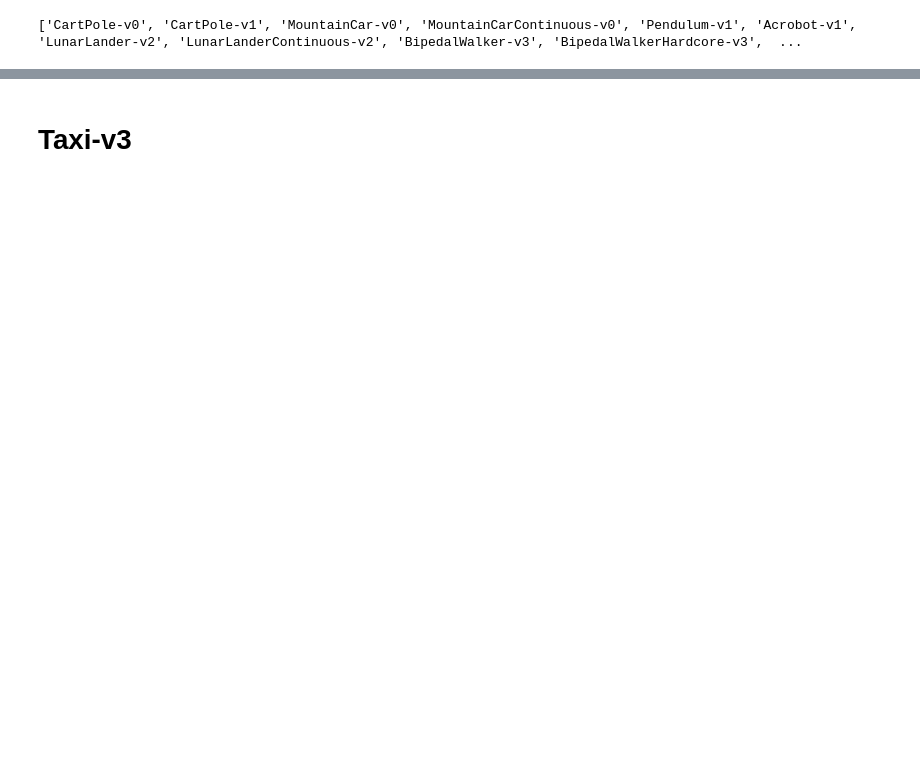
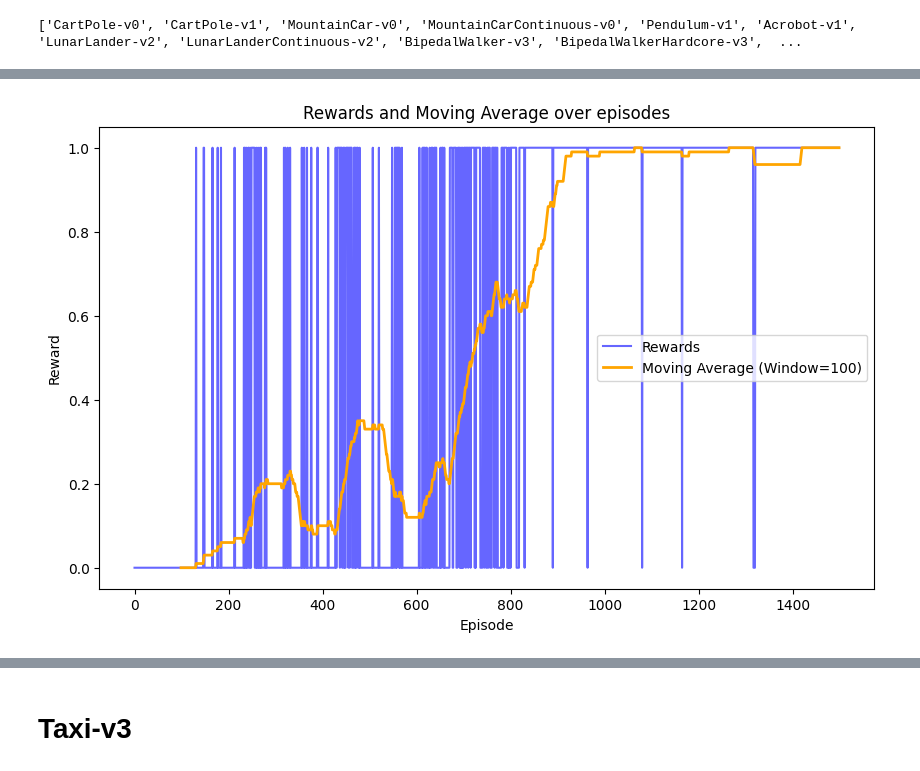
Before and after one commit to jjoenasr/ml-projects, a Jupyter notebook: RL/ToyText_Problems.ipynb, the cells around one changed output, grey strips where cells are left out. Cells and saved outputs as stored; diff of their text form; code cells hidden in the pictures; blank space fills up the shorter version.

```diff
--- a/RL/ToyText_Problems.ipynb
+++ b/RL/ToyText_Problems.ipynb
@@ -10,0 +386,7 @@ print(list(gym.envs.registry.keys()))
+# %%
+env = gym.make('FrozenLake8x8-v1', is_slippery=False)
+state_size = env.observation_space.n
+action_size = env.action_space.n
+agent = DQNAgent(state_size, action_size)
+# %%
+hist = train2(agent, env, episodes=1500, max_timesteps=100)
@@ -10,0 +411,4 @@ print(list(gym.envs.registry.keys()))
+# %%
+visualize(hist, win_size=100)
+# %% [output]
+[figure, new version]
```
Also changed, not shown: parts of 46 cells of this notebook, 2 other files.
